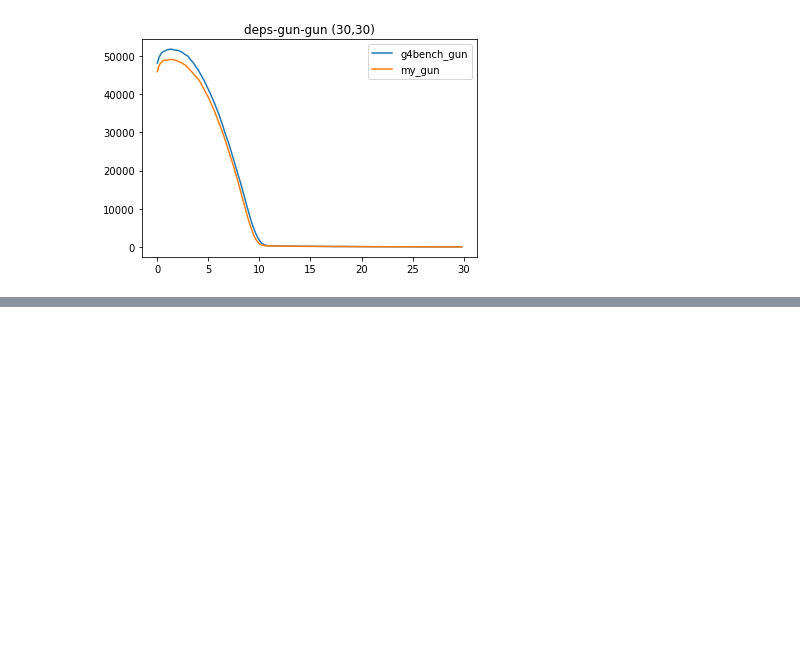
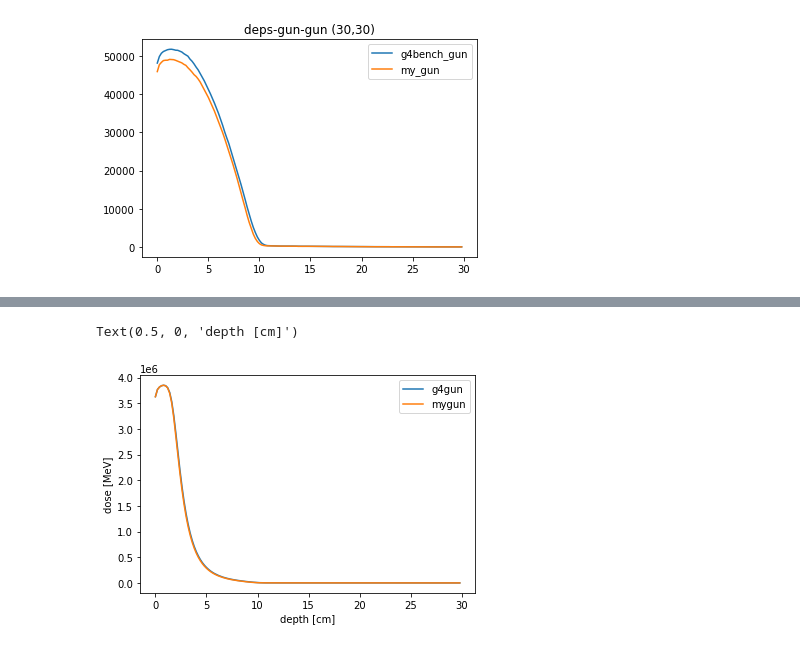
Before and after one commit to yoshi-jun/note, a Jupyter notebook: plt-dose-deps.ipynb, the cells around one changed output, grey strips where cells are left out. Cells and saved outputs as stored; diff of their text form; code cells hidden in the pictures; blank space fills up the shorter version.

```diff
--- a/plt-dose-deps.ipynb
+++ b/plt-dose-deps.ipynb
@@ -85,0 +102,13 @@ plt.show()
+# %%
+z, g4gun_direc_scorp = MakeDoseList_scorp("/home/yoshijun/Work/g4bench/build/vgeo/g4bench_gun_direct.csv",150,30,30)
+# %%
+z,mygun_direc_scorp = MakeDoseList_scorp("/home/yoshijun/Work/tutorial01/TestBench/data/pencilbeam_direct.csv",150,30,30)
+# %%
+plt.plot(z,g4gun_direc_scorp,label = "g4gun")
+plt.plot(z,mygun_direc_scorp,label = "mygun")
+plt.legend()
+plt.ylabel("dose [MeV]")
+plt.xlabel("depth [cm]")
+# %% [output]
+Text(0.5, 0, 'depth [cm]')
+[figure, added]
```
Also changed, not shown: parts of 9 cells of this notebook.
